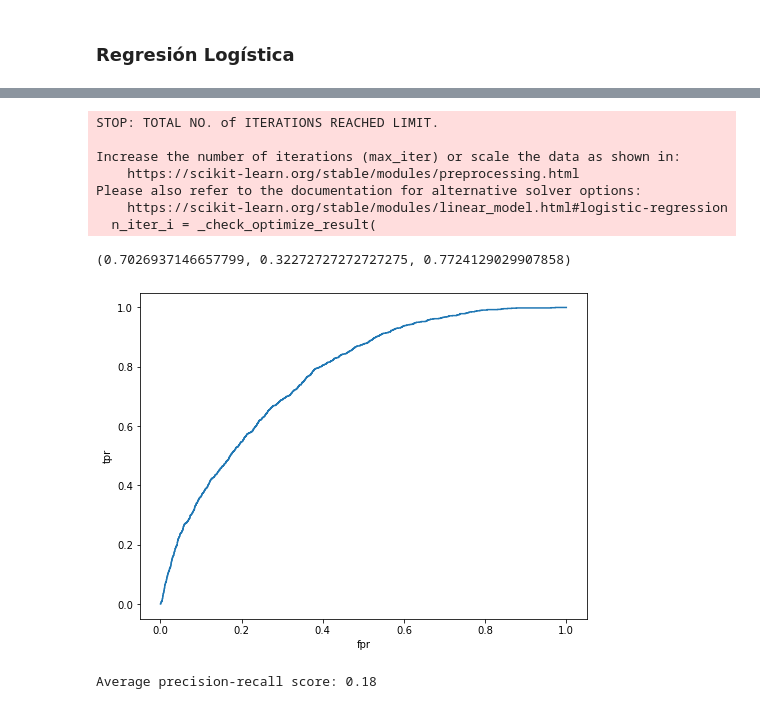
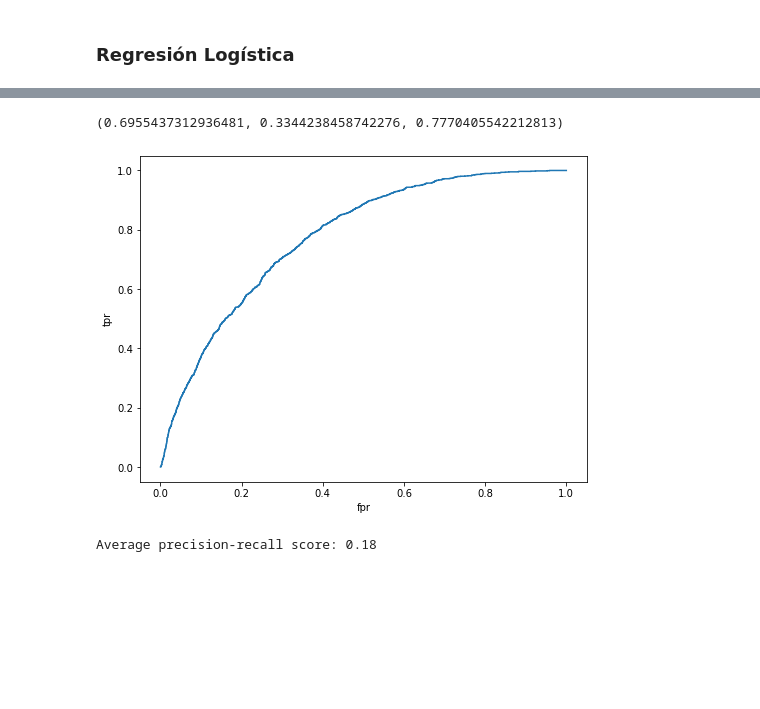
Before and after one commit to albertodiazr/TFM_churn, a Jupyter notebook: notebooks/02.MVP_Com_Val.ipynb, the cells around one changed output, grey strips where cells are left out. Drawn from its saved outputs; the diff is of its cells as text; code cells hidden in the pictures; blank space fills up the shorter version.

Commit message:
Update 02.MVP_Com_Val.ipynb
Añado StratifiedKFold como CV de algunos agoritmos y aumento el hiperparámetro max_iter de la regresión logística a 1000 para evitar el warning de convergencia.

```diff
--- a/notebooks/02.MVP_Com_Val.ipynb
+++ b/notebooks/02.MVP_Com_Val.ipynb
@@ -591,10 +592,3 @@ from sklearn.model_selection import train_test_split
 X_train, X_test, y_train, y_test = train_test_split(X, y, test_size = 0.2, random_state = 0, stratify = y)
 # %% [markdown]
 ### Regresión Logística
-# %%
-from sklearn.linear_model import LogisticRegression
-
-classifier = LogisticRegression(random_state = 0, class_weight="balanced")
-classifier.fit(X_train, y_train)
-
-y_pred = classifier.predict(X_test)
@@ -624,0 +595,16 @@ weighted avg       0.87      0.71      0.76      9622
+# %%
+from sklearn.linear_model import LogisticRegression
+
+LR = LogisticRegression(random_state = 0, max_iter=1000, class_weight="balanced")
+LR.fit(X_train,y_train)
+print ("Logistic Accuracy is %2.2f" % accuracy_score(y_test, LR.predict(X_test)))
+
+skf = StratifiedKFold(n_splits=5)
+score_LR = cross_val_score(LR, X, y, cv=skf).mean()
+print("Cross Validation Score = %2.2f" % score_LR)
+
+y_pred = LR.predict(X_test)
+print(classification_report(y_test, y_pred))
+
+cm = confusion_matrix(y_test,y_pred)
+plot_confusion_matrix(cm, classes=class_names, title='Confusion matrix')
@@ -625,15 +623,8 @@ weighted avg       0.87      0.71      0.76      9622
 # %%
-evaluate(classifier, X, y)
+evaluate(LR, X, y)
 # %% [output]
-STOP: TOTAL NO. of ITERATIONS REACHED LIMIT.
-
-Increase the number of iterations (max_iter) or scale the data as shown in:
-    https://scikit-learn.org/stable/modules/preprocessing.html
-Please also refer to the documentation for alternative solver options:
-    https://scikit-learn.org/stable/modules/linear_model.html#logistic-regression
-  n_iter_i = _check_optimize_result(
+(0.6955437312936481, 0.3344238458742276, 0.7770405542212813)
-(0.7026937146657799, 0.32272727272727275, 0.7724129029907858)
-[figure, old version]
+[figure, new version]
 # %%
 from sklearn.metrics import precision_recall_curve
 from sklearn.metrics import plot_precision_recall_curve
```
Also changed, not shown: parts of 20 cells of this notebook.
